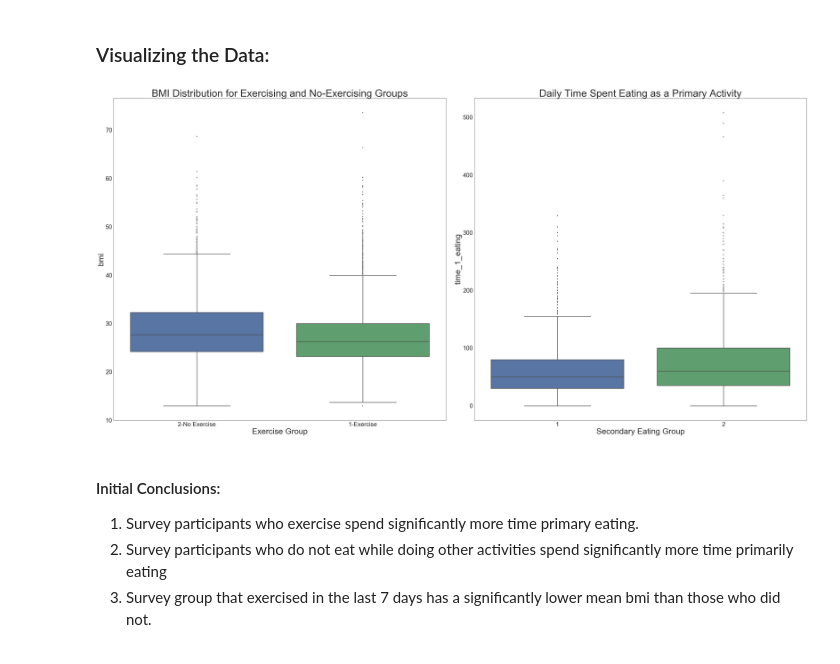
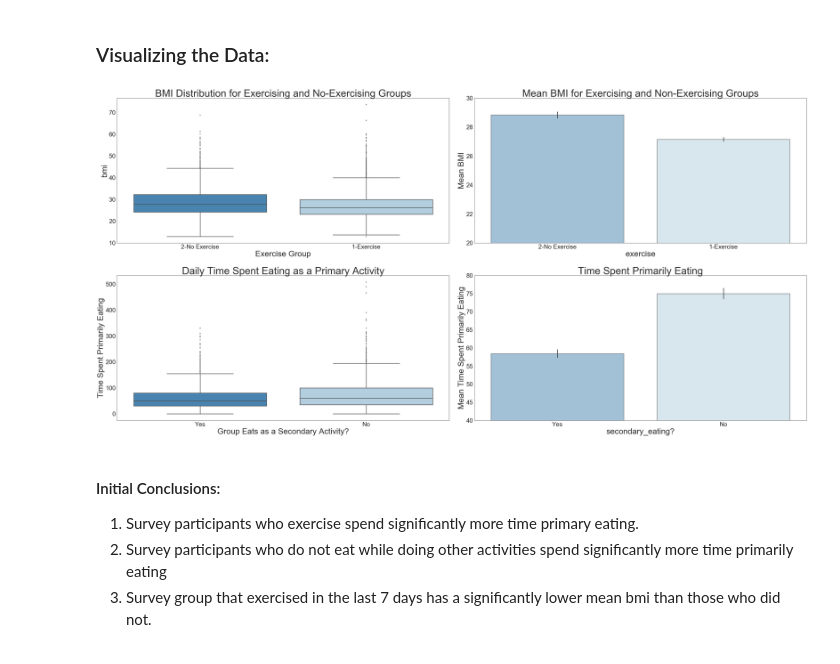
Before and after one commit to spaceport729/thinkful, a Jupyter notebook: EatingandHealth.ipynb, the cells around one changed output. Saved outputs shown, nothing was run; the diff lists cells and outputs as text; code cells hidden in the pictures.

```diff
--- a/EatingandHealth.ipynb
+++ b/EatingandHealth.ipynb
@@ -83,8 +83,10 @@ df_secondary_eating = df_final[(df_final['exercise']>0) & (df_final['physical_he
 
 phr_values = {1:'1-Excellent', 2: '2-Very good', 3: '3-Good', 4: '4-Fair', 5: '5-Poor'}
 exercise_values = {1:'1-Exercise', 2: '2-No Exercise'}
+secondary_eating_values = {1:'Yes', 2: 'No'}
 df_secondary_eating['physical_health_rating'] = df_secondary_eating['physical_health_rating'].map(phr_values)
 df_secondary_eating['exercise'] = df_secondary_eating['exercise'].map(exercise_values)
+df_secondary_eating['secondary_eating?'] = df_secondary_eating['secondary_eating?'].map(secondary_eating_values)
 # %% [output]
 A value is trying to be set on a copy of a slice from a DataFrame.
 Try using .loc[row_indexer,col_indexer] = value instead
@@ -174,25 +180,40 @@ t-value: 17.8494699029
 # %%
 f, ax = plt.subplots(figsize=(50,25))
 
 rc={'axes.labelsize': 40, 'font.size': 40, 'legend.fontsize': 40, 'axes.titlesize': 50,\
     'xtick.labelsize': 30, 'ytick.labelsize': 30}
 plt.rcParams.update(**rc)
 
 
 
-ax1 = plt.subplot(121)
-sns.boxplot(x="exercise", y="bmi", data=df_secondary_eating, linewidth=2.5)
+ax1 = plt.subplot(221)
+sns.boxplot(x="exercise", y="bmi", data=df_secondary_eating, linewidth=2.5, palette='Blues_r')
 ax1.set_title("BMI Distribution for Exercising and No-Exercising Groups")
 ax1.set_xlabel("Exercise Group")
 
-ax2 = plt.subplot(122)
-sns.boxplot(x="secondary_eating?", y="time_1_eating", data=df_secondary_eating, linewidth=2.5)
-ax2.set_title("Daily Time Spent Eating as a Primary Activity")
-ax2.set_xlabel("Secondary Eating Group")
+ax2 = plt.subplot(222)
+sns.barplot(x="exercise", y="bmi",  data=df_secondary_eating,\
+            palette='Blues_r', alpha =0.5, linewidth=3, edgecolor='.2')
+ax2.set_ylabel("Mean BMI")
+ax2.set_title("Mean BMI for Exercising and Non-Exercising Groups")
+sns.plt.ylim(20,30)
+
+ax3 = plt.subplot(223)
+sns.boxplot(x="secondary_eating?", y="time_1_eating", data=df_secondary_eating, linewidth=2.5, palette='Blues_r')
+ax3.set_title("Daily Time Spent Eating as a Primary Activity")
+ax3.set_ylabel("Time Spent Primarily Eating")
+ax3.set_xlabel("Group Eats as a Secondary Activity?")
+
+ax4 = plt.subplot(224)
+sns.barplot(x="secondary_eating?", y="time_1_eating",  data=df_secondary_eating,\
+            palette='Blues_r', alpha =0.5, linewidth=3, edgecolor='.2')
+ax4.set_ylabel("Mean Time Spent Primarily Eating")
+ax4.set_title("Time Spent Primarily Eating")
+sns.plt.ylim(40,80)
 
 plt.tight_layout()
 # %% [output]
-[figure, old version]
+[figure, new version]
 # %% [markdown]
 #### Initial Conclusions:
 1. Survey participants who exercise spend significantly more time primary eating.
```
Also changed, not shown: parts of 4 cells of this notebook.
